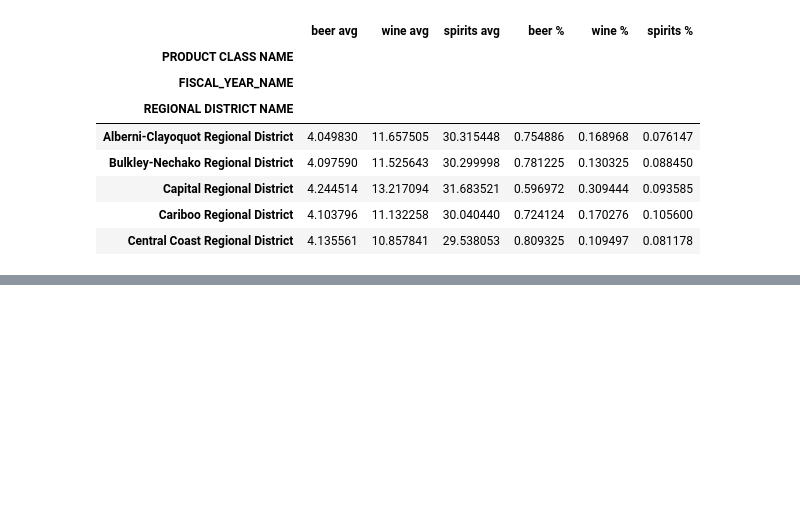
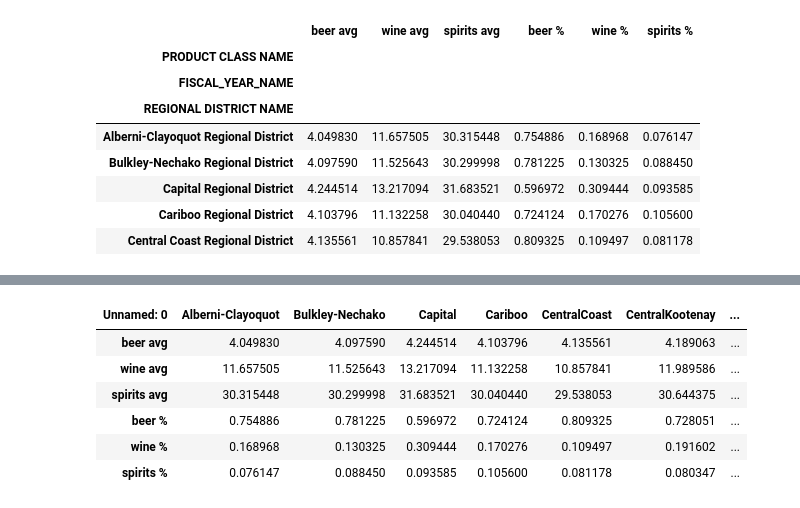
Before and after one commit to b00z3/B00z3, a Jupyter notebook: BCLiquor.ipynb, the cells around one changed output, grey strips where cells are left out. Cells and saved outputs as stored; diff of their text form; code cells hidden in the pictures; blank space fills up the shorter version.

```diff
--- a/BCLiquor.ipynb
+++ b/BCLiquor.ipynb
@@ -269,0 +229,10 @@ filcensus.head()
+# %%
+cleanliq
+# %% [output]
+| Unnamed: 0 | Alberni-Clayoquot | Bulkley-Nechako | Capital | Cariboo | CentralCoast | CentralKootenay | ... |
+| beer avg | 4.049830 | 4.097590 | 4.244514 | 4.103796 | 4.135561 | 4.189063 | ... |
+| wine avg | 11.657505 | 11.525643 | 13.217094 | 11.132258 | 10.857841 | 11.989586 | ... |
+| spirits avg | 30.315448 | 30.299998 | 31.683521 | 30.040440 | 29.538053 | 30.644375 | ... |
+| beer % | 0.754886 | 0.781225 | 0.596972 | 0.724124 | 0.809325 | 0.728051 | ... |
+| wine % | 0.168968 | 0.130325 | 0.309444 | 0.170276 | 0.109497 | 0.191602 | ... |
+| spirits % | 0.076147 | 0.088450 | 0.093585 | 0.105600 | 0.081178 | 0.080347 | ... |
```
Also changed, not shown: parts of 35 cells of this notebook, 1 other file.
